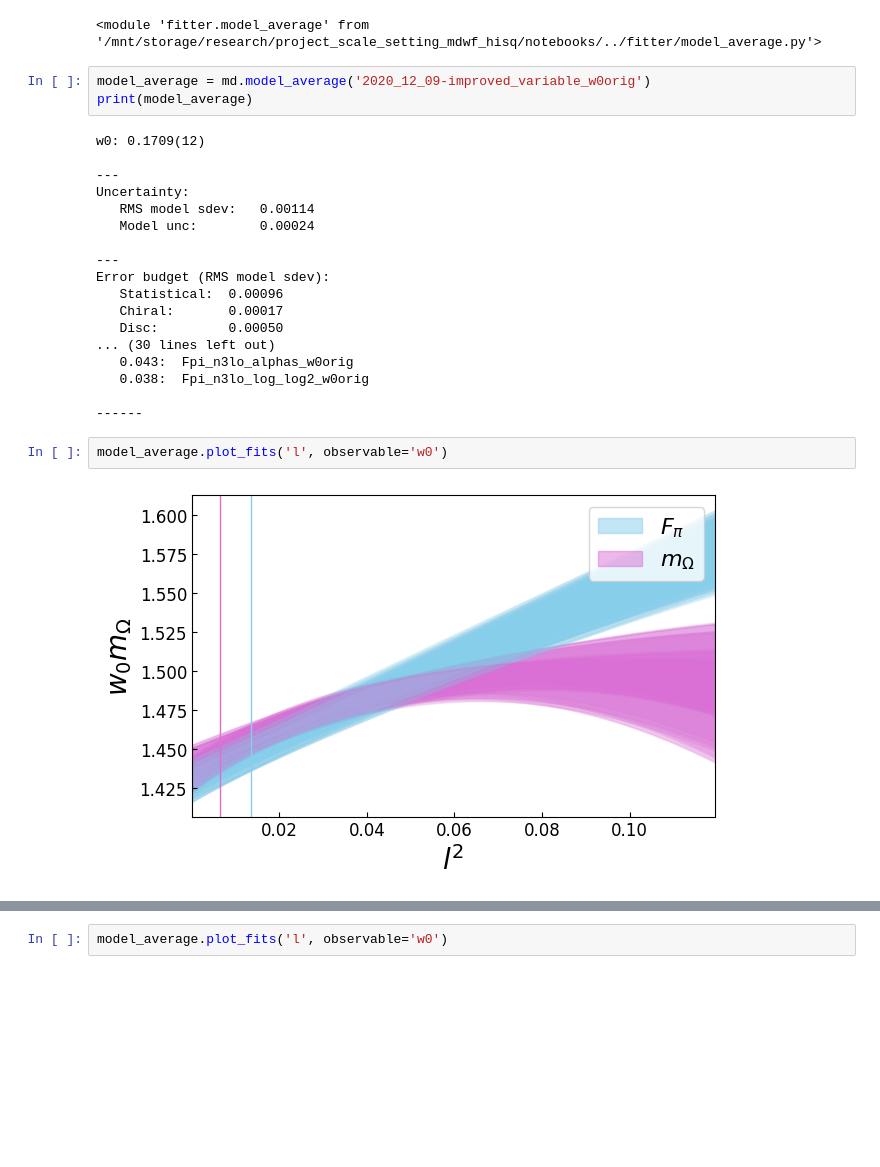
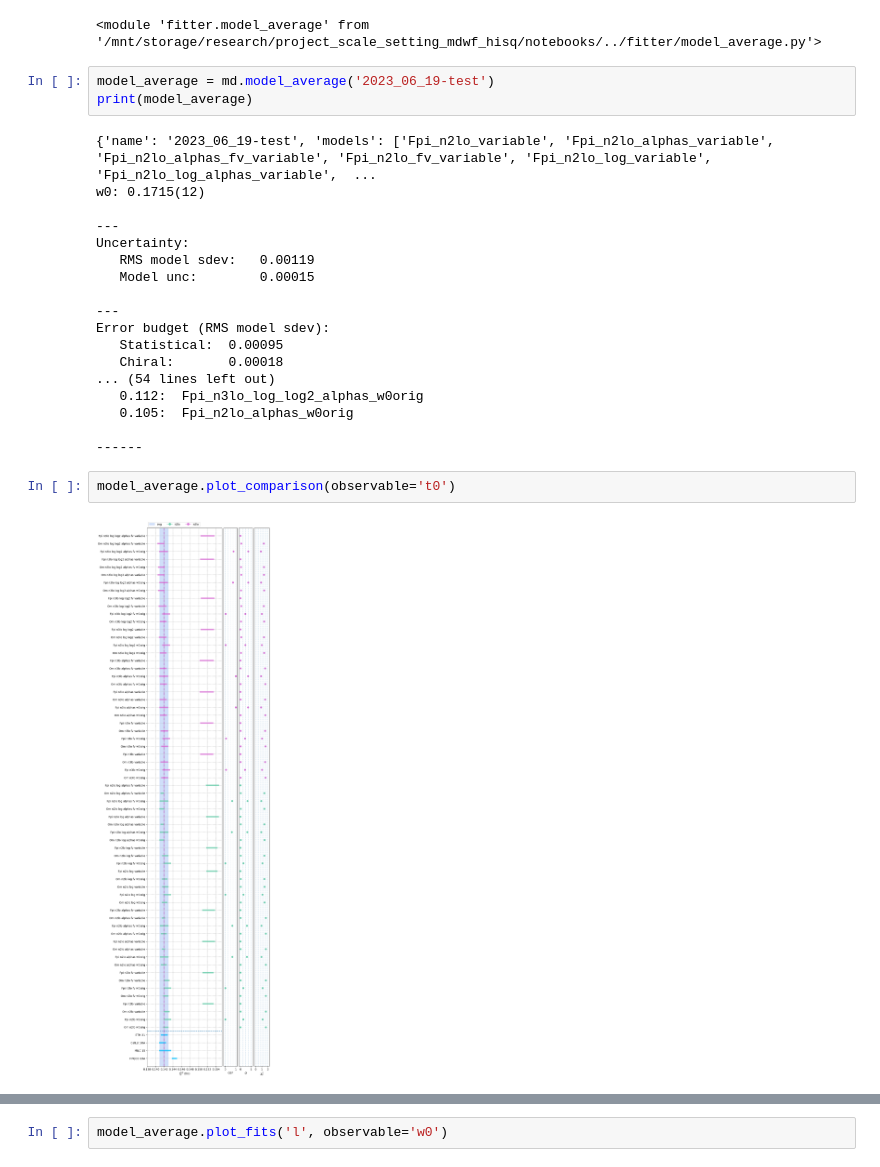
Before and after one commit to callat-qcd/project_scale_setting_mdwf_hisq, a Jupyter notebook: notebooks/average_models.ipynb, the cells around one changed output, grey strips where cells are left out. Saved outputs shown, nothing was run; the diff lists cells and outputs as text; blank space fills up the shorter version.

```diff
--- a/notebooks/average_models.ipynb
+++ b/notebooks/average_models.ipynb
@@ -21,27 +20,27 @@ reload(md)
 # %% [output]
 <module 'fitter.model_average' from '/mnt/storage/research/project_scale_setting_mdwf_hisq/notebooks/../fitter/model_average.py'>
 # %%
-model_average = md.model_average('2020_12_09-improved_variable_w0orig')
+model_average = md.model_average('2023_06_19-test')
 print(model_average)
 # %% [output]
-w0: 0.1709(12)
+{'name': '2023_06_19-test', 'models': ['Fpi_n2lo_variable', 'Fpi_n2lo_alphas_variable', 'Fpi_n2lo_alphas_fv_variable', 'Fpi_n2lo_fv_variable', 'Fpi_n2lo_log_variable', 'Fpi_n2lo_log_alphas_variable',  ...
+w0: 0.1715(12)
 
 ---
 Uncertainty:
-   RMS model sdev:   0.00114
-   Model unc:        0.00024
+   RMS model sdev:   0.00119
+   Model unc:        0.00015
 
 ---
 Error budget (RMS model sdev):
-   Statistical:  0.00096
-   Chiral:       0.00017
-   Disc:         0.00050
-... (30 lines left out)
-   0.043:  Fpi_n3lo_alphas_w0orig
-   0.038:  Fpi_n3lo_log_log2_w0orig
+   Statistical:  0.00095
+   Chiral:       0.00018
+... (54 lines left out)
+   0.112:  Fpi_n3lo_log_log2_alphas_w0orig
+   0.105:  Fpi_n2lo_alphas_w0orig
 
 ------
-# %%
-model_average.plot_fits('l', observable='w0')
-# %% [output]
-[figure, removed]
+# %%
+model_average.plot_comparison(observable='t0')
+# %% [output]
+[figure, added]
```
Also changed, not shown: parts of 3 cells of this notebook, 5 other files.
